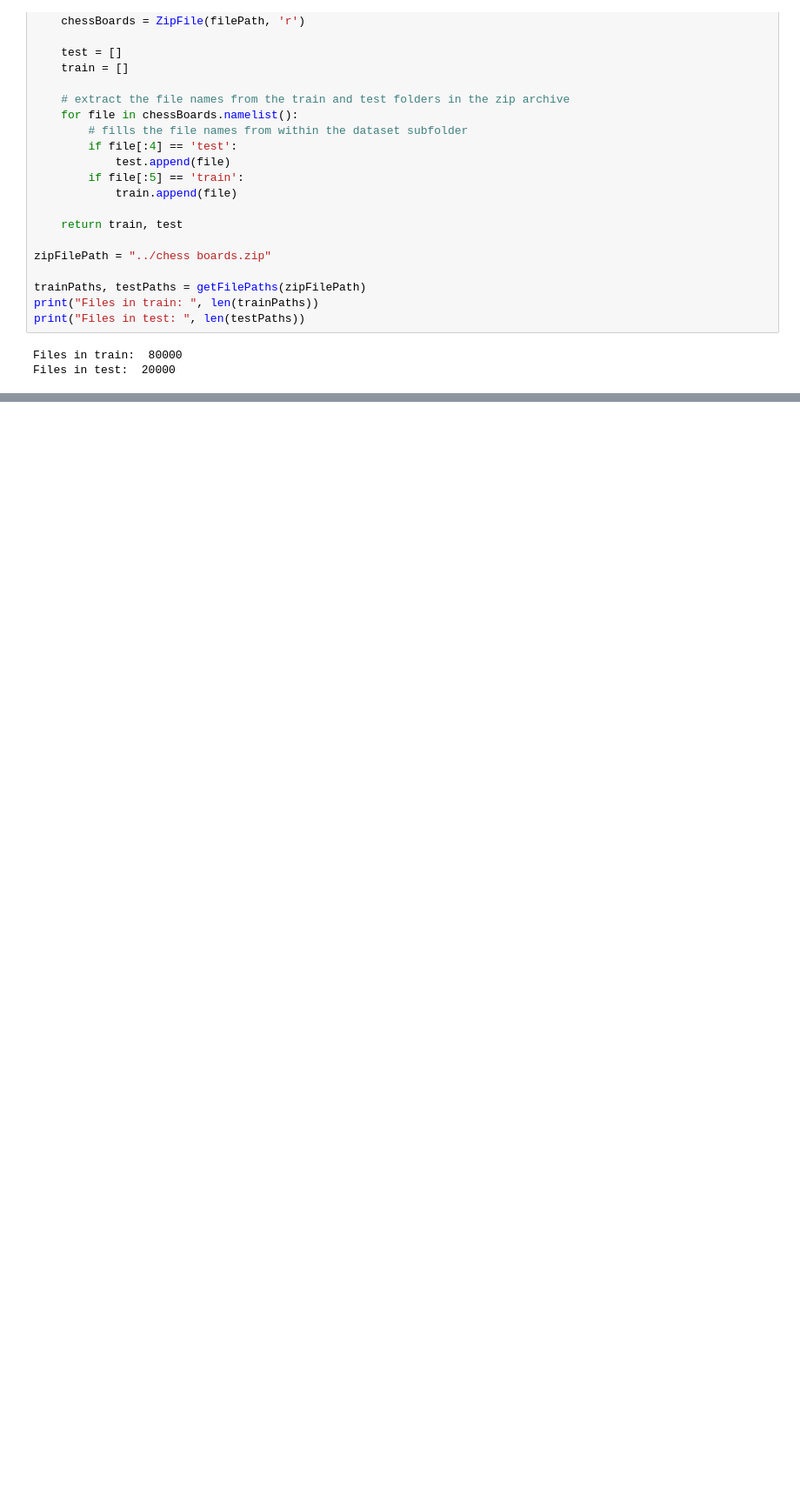
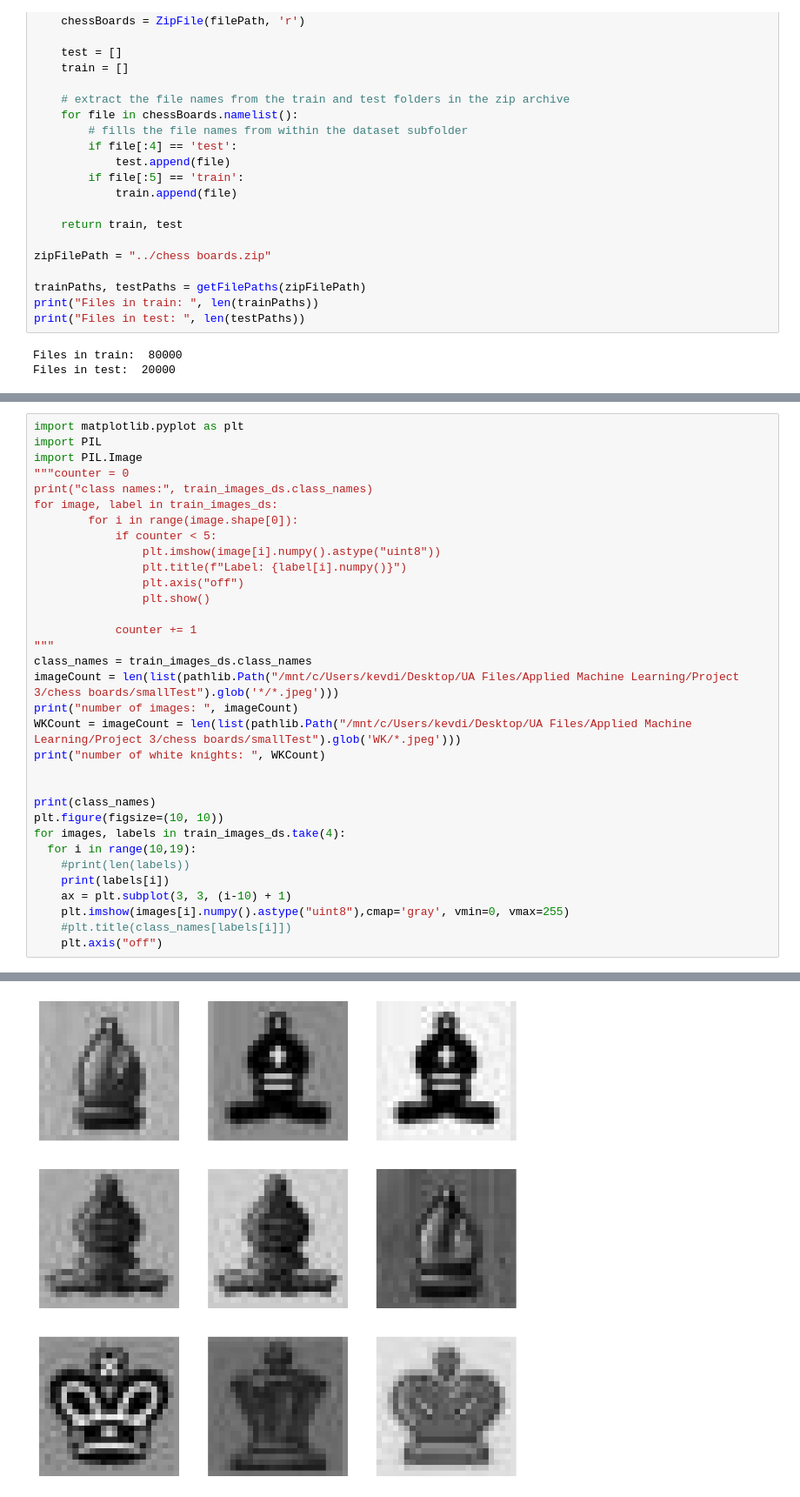
Before and after one commit to kevdillman/AML_Chess_Recognition_Kevin, a Jupyter notebook: AML_Chess_Recognition.ipynb, the cells around one changed output, grey strips where cells are left out. Shown at 87% size. Cells and saved outputs as stored; diff of their text form; blank space fills up the shorter version.

```diff
--- a/AML_Chess_Recognition.ipynb
+++ b/AML_Chess_Recognition.ipynb
@@ -391,0 +418,34 @@ classWeights: {0: 2.7942717429269996, 1: 2.0, 2: 2.8133352088901393, 3: 2.770850
+# %%
+import matplotlib.pyplot as plt
+import PIL
+import PIL.Image
+"""counter = 0
+print("class names:", train_images_ds.class_names)
+for image, label in train_images_ds:
+        for i in range(image.shape[0]):
+            if counter < 5:
+                plt.imshow(image[i].numpy().astype("uint8"))
+                plt.title(f"Label: {label[i].numpy()}")
+                plt.axis("off")
+                plt.show()
+
+            counter += 1
+"""
+class_names = train_images_ds.class_names
+imageCount = len(list(pathlib.Path("/mnt/c/Users/kevdi/Desktop/UA Files/Applied Machine Learning/Project 3/chess boards/smallTest").glob('*/*.jpeg')))
+print("number of images: ", imageCount)
+WKCount = imageCount = len(list(pathlib.Path("/mnt/c/Users/kevdi/Desktop/UA Files/Applied Machine Learning/Project 3/chess boards/smallTest").glob('WK/*.jpeg')))
+print("number of white knights: ", WKCount)
+
+
+print(class_names)
+plt.figure(figsize=(10, 10))
+for images, labels in train_images_ds.take(4):
+  for i in range(10,19):
+    #print(len(labels))
+    print(labels[i])
+    ax = plt.subplot(3, 3, (i-10) + 1)
+    plt.imshow(images[i].numpy().astype("uint8"),cmap='gray', vmin=0, vmax=255)
+    #plt.title(class_names[labels[i]])
+    plt.axis("off")
+# %% [output]
@@ -392,3 +470,4 @@ classWeights: {0: 2.7942717429269996, 1: 2.0, 2: 2.8133352088901393, 3: 2.770850
+[figure, added]
 # %%
 import tensorflow as tf
 from keras import callbacks
```
Also changed, not shown: parts of 7 cells of this notebook, 2 other files.
